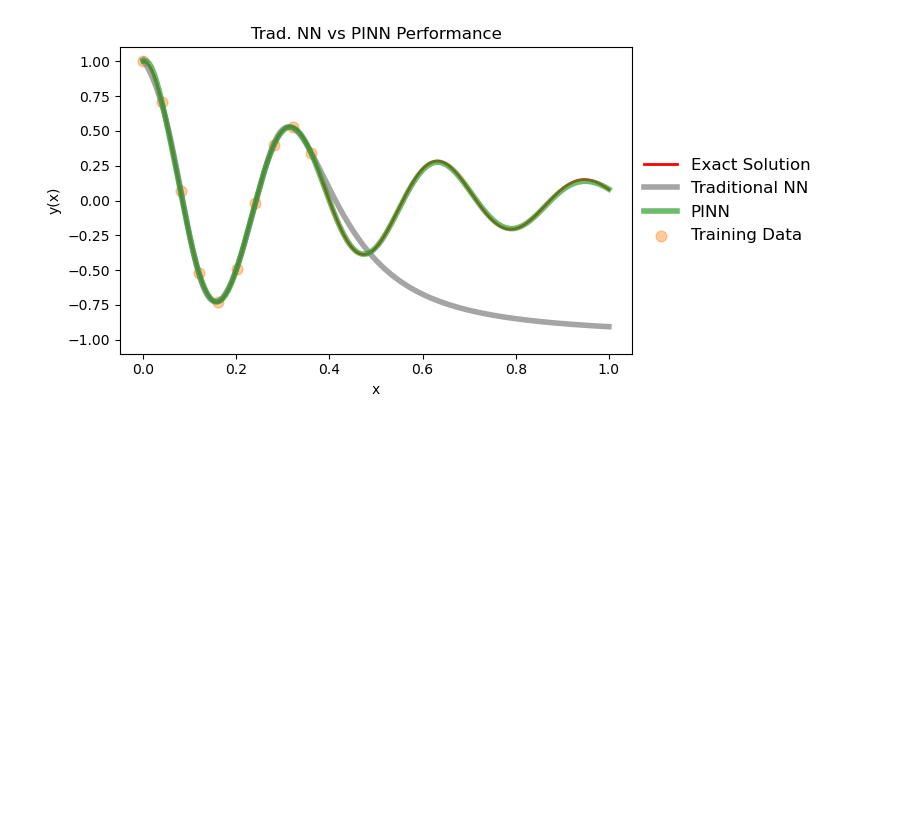
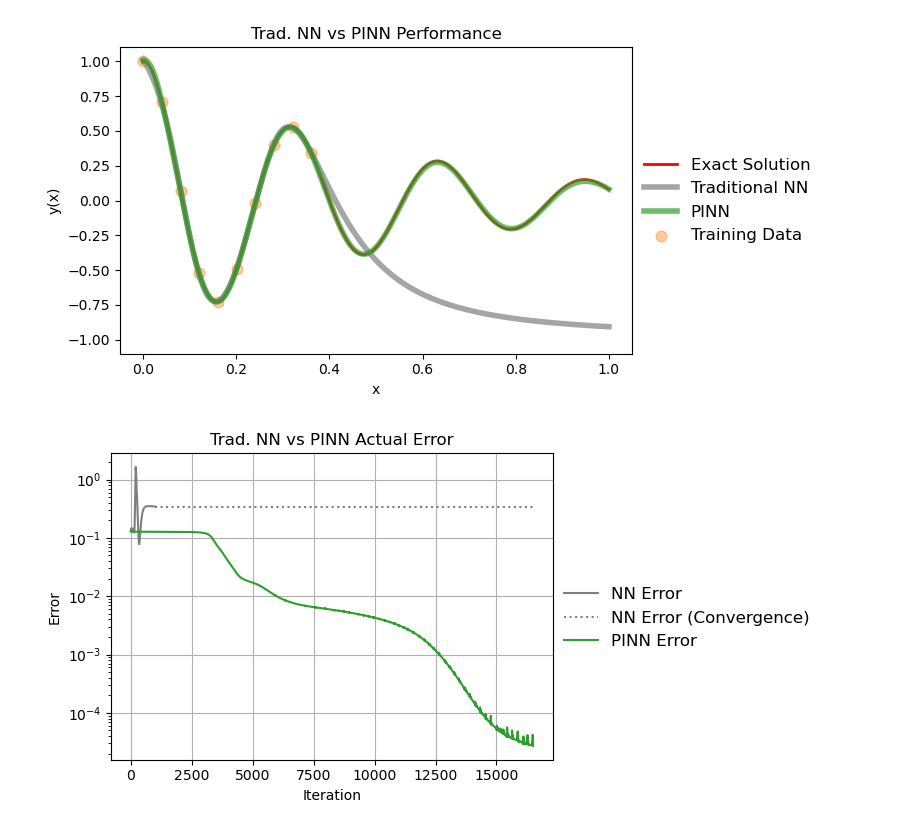
Before and after one commit to cdenq/pinns-teaching-uis, a Jupyter notebook: harmonic-example/harmonic.ipynb, the cells around one changed output. Saved outputs shown, nothing was run; the diff lists cells and outputs as text; code cells hidden in the pictures; blank space fills up the shorter version.

Commit message:
harmonic updates

```diff
--- a/harmonic-example/harmonic.ipynb
+++ b/harmonic-example/harmonic.ipynb
@@ -114,32 +116,41 @@ def plot_result(x, y, x_data, y_data, yh, tag, xp=None):
 # %% [markdown]
 ### Traditional NN
 # %%
-# train standard neural network to fit training data
-random_seed = 123
+tag = "Traditional" # label graphs as traditional
+nn_errors = []  # store NN errors
+files = [] # store gif images
+
+# create and setup traditional model
 torch.manual_seed(random_seed)
 model = FCN(1, 1, 32, 3)
 optimizer = torch.optim.Adam(model.parameters(), lr=1e-3)
-files = []
+
 for i in range(1000):
+    # forward and backward pass on training data
     optimizer.zero_grad()
     y_nn = model(x_data)
-    loss = torch.mean((y_nn-y_data)**2) # use mean squared error
-    loss.backward()
+    train_loss = torch.mean((y_nn - y_data)**2) # use mean squared error
+    train_loss.backward()
     optimizer.step()
+
+    # calculate actual loss
+    y_nn = model(x).detach()
+    actual_loss = torch.mean((y_nn - y)**2)
+    nn_errors.append(actual_loss.item())
 
     # plot the result as training progresses
     if (i+1) % 25 == 0:
-        y_nn = model(x).detach()
-        tag = "Traditional"
         plot_result(x, y, x_data, y_data, y_nn, tag)
         filepath = "trad-plot/nn_%.8i.png"%(i+1)
-        plt.savefig(filepath, bbox_inches='tight', pad_inches=0.2, dpi=100, facecolor="white")
         files.append(filepath)
+        plt.savefig(filepath, bbox_inches="tight", pad_inches=0.2, dpi=100, facecolor="white")
+
         if (i+1) % 250 == 0:
             plt.show()
         else:
             plt.close("all")
 
+# create GIF
 filepath = "../images/NN.gif"
 save_gif_PIL(filepath, files, fps=20, loop=0)
 # %% [output]
@@ -227,3 +244,21 @@ plt.savefig(f"../images/{filename}.png")
 plt.show()
 # %% [output]
 [figure]
+# %%
+# Plotting errors
+plt.figure(figsize=(8,4))
+plt.title(f"Trad. NN vs PINN Actual Error")
+plt.ylabel("Error")
+plt.xlabel("Iteration")
+plt.yscale("log")
+plt.grid(True)
+plt.plot(range(1, len(nn_errors) + 1), nn_errors, color="tab:gray", label="NN Error")
+plt.hlines(nn_errors[-1], len(nn_errors) + 1, len(pinn_errors) + 1, colors="tab:gray", linestyles="dotted", label="NN Error (Convergence)")
+plt.plot(range(1, len(pinn_errors) + 1), pinn_errors, color="tab:green", label="PINN Error")
+l = plt.legend(loc=(1.01, 0.34), frameon=False, fontsize="large")
+plt.tight_layout()
+filename = "Harmonic-ErrorComparison"
+plt.savefig(f"../images/{filename}.png")
+plt.show()
+# %% [output]
+[figure, added]
```
Also changed, not shown: parts of 5 cells of this notebook, 39 other files.
